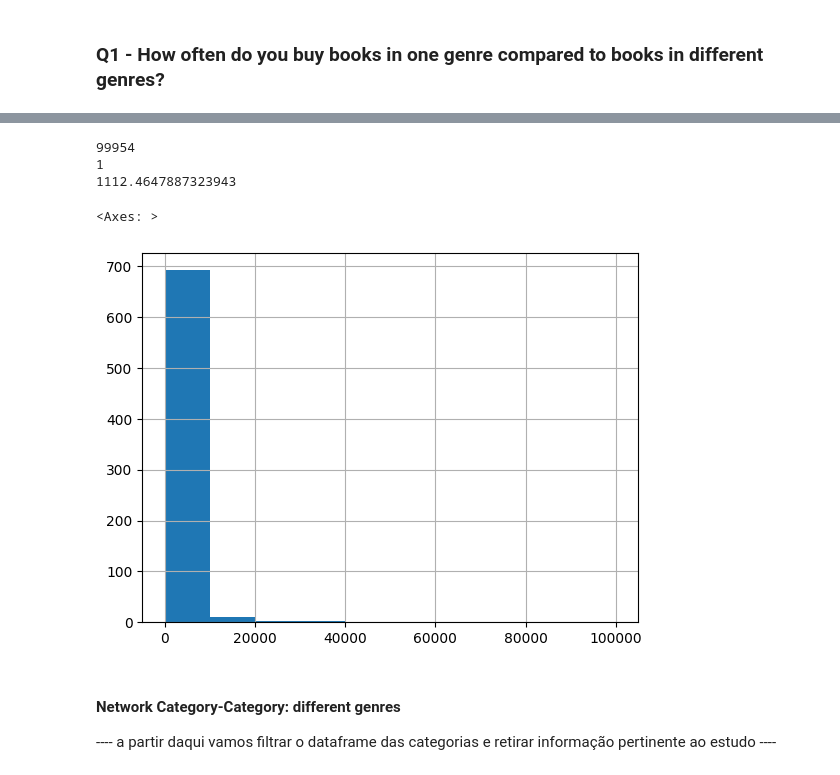
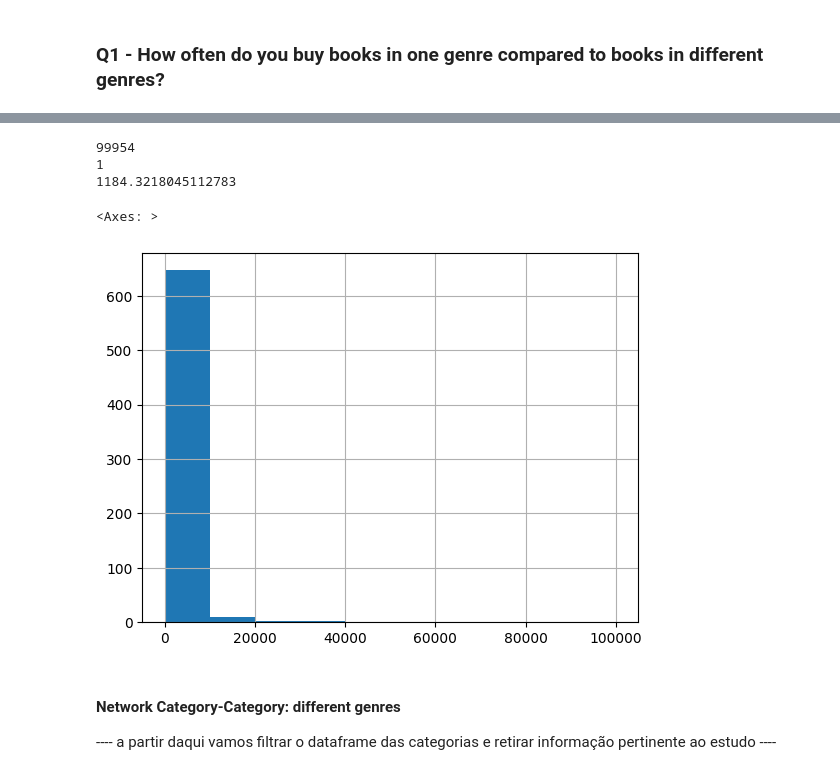
Before and after one commit to DEISI-ULHT-TFC-2023-24/TFC-DEISI88-CoBuyPatterns, a Jupyter notebook: TFC - revision.ipynb, the cells around one changed output, grey strips where cells are left out. Saved outputs shown, nothing was run; the diff lists cells and outputs as text; code cells hidden in the pictures.

```diff
--- a/TFC - revision.ipynb
+++ b/TFC - revision.ipynb
@@ -386,0 +415,8 @@ study_cats
+# %%
+# categories_relation is not filtered
+# consider only those that are equal - see the quantity - see the quantity of equal generos and compare with the result below that only has different ones
+file_path = 'categories_relation.csv'
+study_categories = pd.read_csv(file_path)
+study_categories.drop(study_categories.columns[0], axis=1, inplace=True)
+study_categories.columns = ['Source', 'Target', 'Weight']
+study_categories
@@ -387,8 +437,8 @@ study_cats
 # %%
-#Analisamos informaçao relativa ao os ficheiro que relaciona os generos
-max_weight = study_cats['Weight'].max()  # Maximum value
-min_weight = study_cats['Weight'].min()  # Minimum value
-average_weight = study_cats['Weight'].mean()  # Average value
+#We analyse information on the weight of products
+max_weight = study_categories['Weight'].max()  # Maximum value
+min_weight = study_categories['Weight'].min()  # Minimum value
+average_weight = study_categories['Weight'].mean()  # Average value
 
 print(max_weight)
 print(min_weight)
@@ -396,13 +446,13 @@ print(average_weight)
 # %% [output]
 99954
 1
-1112.4647887323943
+1184.3218045112783
 # %%
 #Observamos que garnde parte das relaçóes existentes, um numero que chega quase aos 700, tem um peso(produtos exitentes no conjunto) perto dos 10mil
-study_cats['Weight'].hist()
+study_categories['Weight'].hist()
 # %% [output]
 <Axes: >
-[figure, old version]
+[figure, new version]
 # %% [markdown]
 #### Network Category-Category: different genres
 ---- a partir daqui vamos filtrar o dataframe das categorias e retirar informação pertinente ao estudo ----
```
Also changed, not shown: parts of 108 cells of this notebook, 1 other file.
